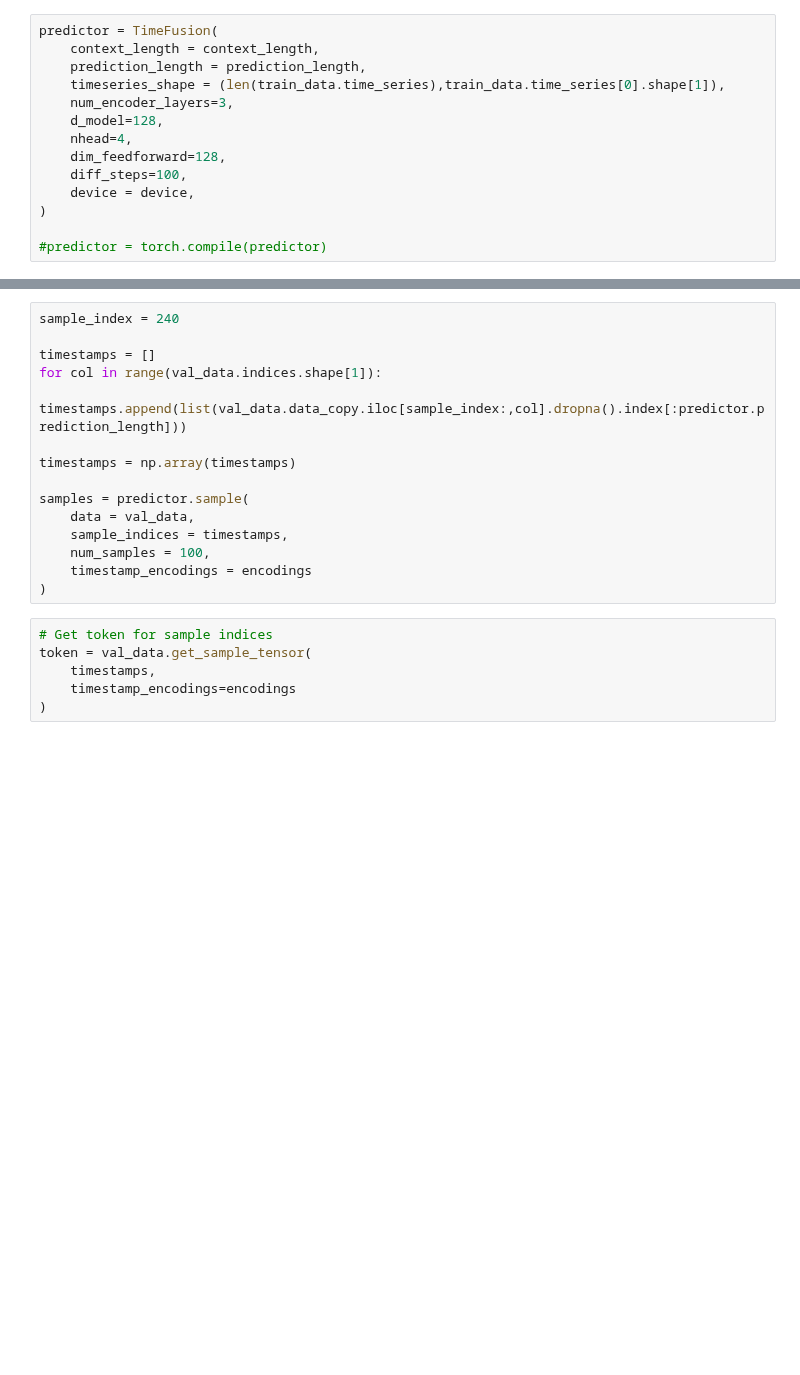
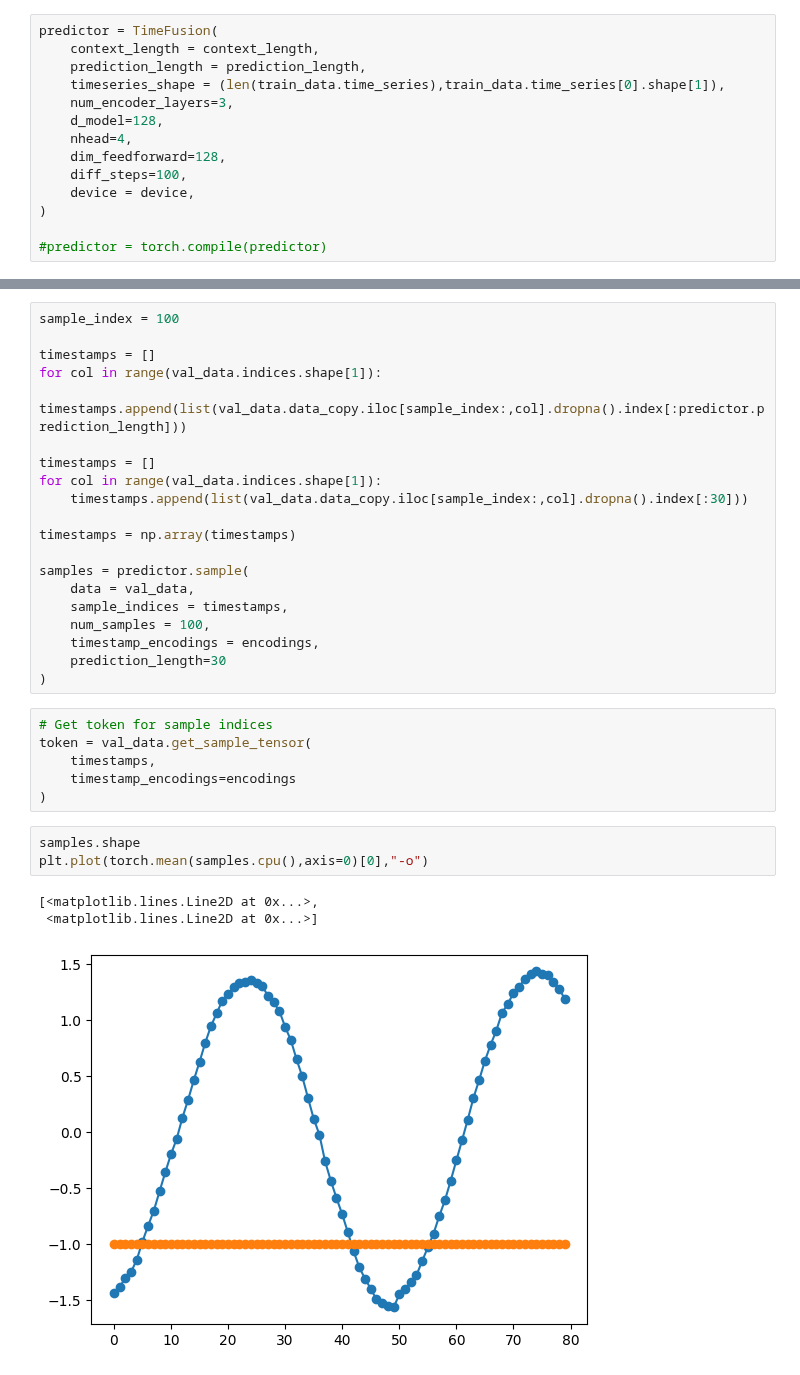
Before and after one commit to EdvardJSHolen/Final-Year-Project, a Jupyter notebook: TimeFusion/random_walk_example.ipynb, the cells around one changed output, grey strips where cells are left out. Drawn from its saved outputs; the diff is of its cells as text; blank space fills up the shorter version.

```diff
--- a/TimeFusion/random_walk_example.ipynb
+++ b/TimeFusion/random_walk_example.ipynb
@@ -174,9 +187,13 @@ predictor.train_network(
 # %%
-sample_index = 240
+sample_index = 100
 
 timestamps = []
 for col in range(val_data.indices.shape[1]):
     timestamps.append(list(val_data.data_copy.iloc[sample_index:,col].dropna().index[:predictor.prediction_length]))
+
+timestamps = []
+for col in range(val_data.indices.shape[1]):
+    timestamps.append(list(val_data.data_copy.iloc[sample_index:,col].dropna().index[:30]))
 
 timestamps = np.array(timestamps)
 
@@ -184,7 +201,8 @@ samples = predictor.sample(
     data = val_data,
     sample_indices = timestamps,
     num_samples = 100,
-    timestamp_encodings = encodings
+    timestamp_encodings = encodings,
+    prediction_length=30
 )
 # %%
 # Get token for sample indices
@@ -192,5 +210,12 @@ token = val_data.get_sample_tensor(
     timestamps,
     timestamp_encodings=encodings
 )
+# %%
+samples.shape
+plt.plot(torch.mean(samples.cpu(),axis=0)[0],"-o")
+# %% [output]
+[<matplotlib.lines.Line2D at 0x...>,
+ <matplotlib.lines.Line2D at 0x...>]
+[figure, added]
 # %%
 plt.plot(token[0,:,0],"-x")
```
Also changed, not shown: parts of 8 cells of this notebook, 3 other files.
